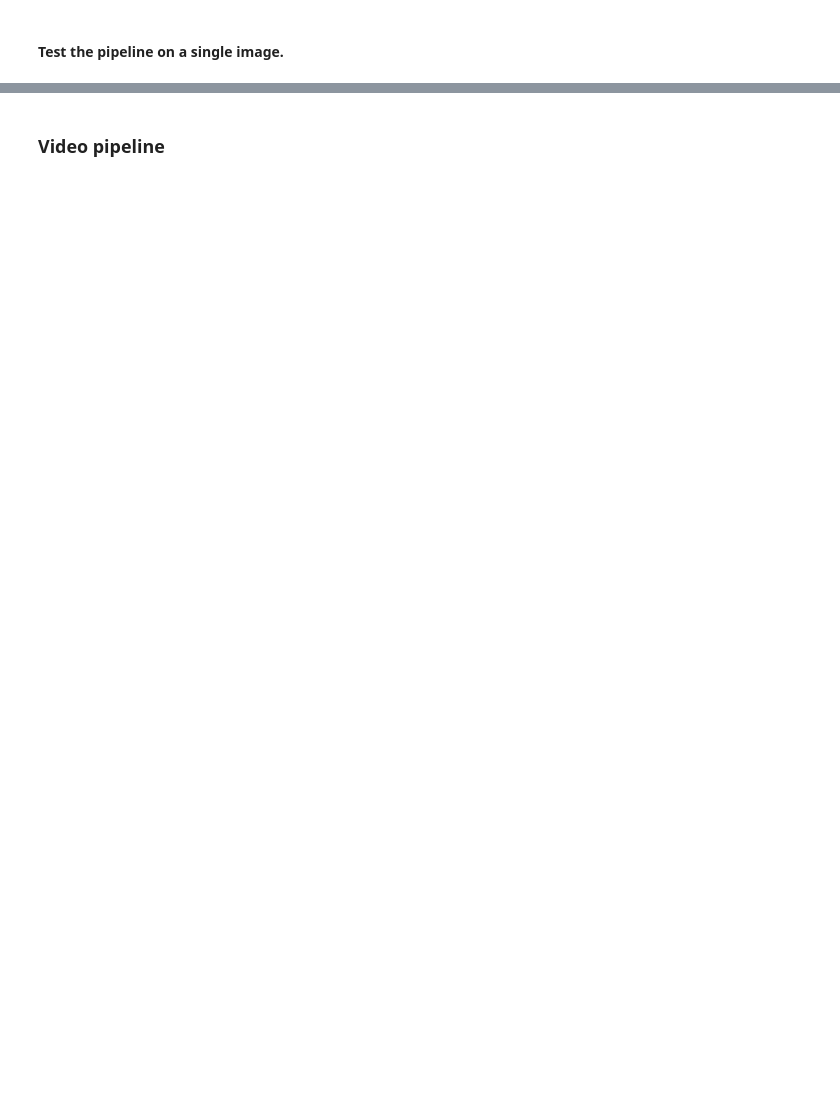
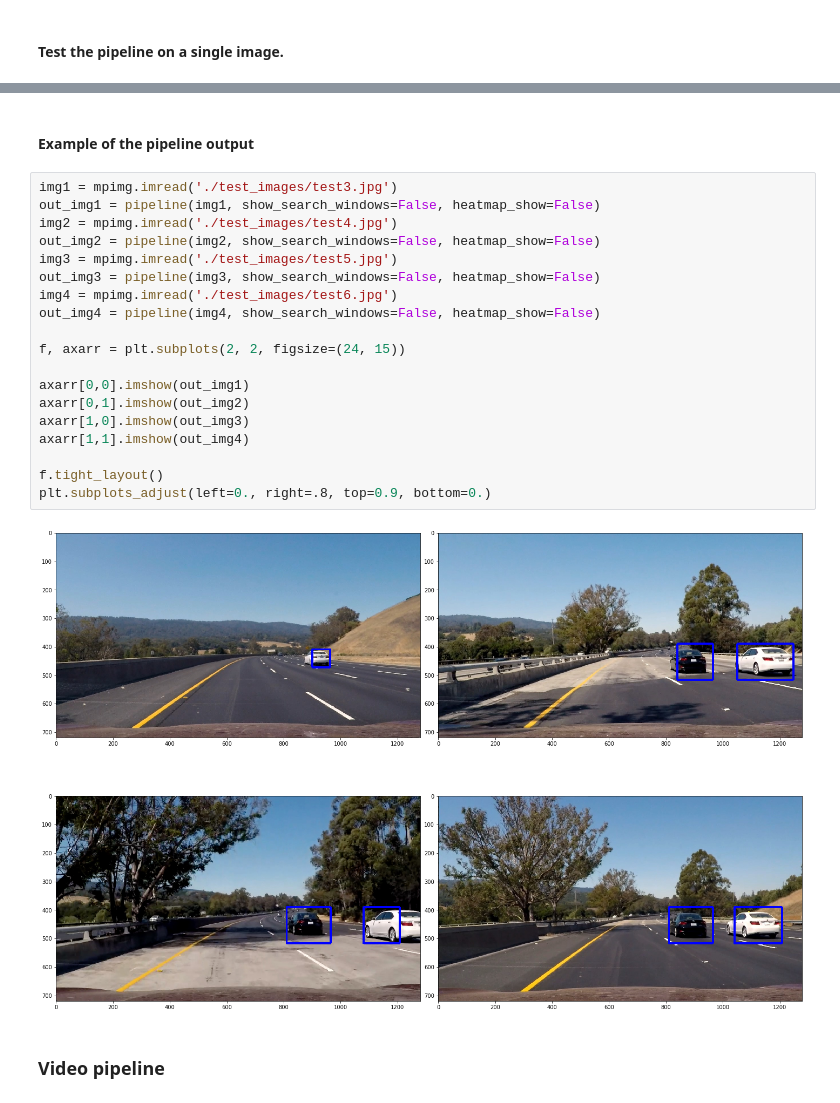
Before and after one commit to trimcao/sdcnd-p5-vehicle-detection, a Jupyter notebook: project5.ipynb, the cells around one changed output, grey strips where cells are left out. Drawn from its saved outputs; the diff is of its cells as text; blank space fills up the shorter version.

```diff
--- a/project5.ipynb
+++ b/project5.ipynb
@@ -657,3 +513,26 @@ def pipeline(img):
+# %% [markdown]
+#### Example of the pipeline output
+# %%
+img1 = mpimg.imread('./test_images/test3.jpg')
+out_img1 = pipeline(img1, show_search_windows=False, heatmap_show=False)
+img2 = mpimg.imread('./test_images/test4.jpg')
+out_img2 = pipeline(img2, show_search_windows=False, heatmap_show=False)
+img3 = mpimg.imread('./test_images/test5.jpg')
+out_img3 = pipeline(img3, show_search_windows=False, heatmap_show=False)
+img4 = mpimg.imread('./test_images/test6.jpg')
+out_img4 = pipeline(img4, show_search_windows=False, heatmap_show=False)
+
+f, axarr = plt.subplots(2, 2, figsize=(24, 15))
+
+axarr[0,0].imshow(out_img1)
+axarr[0,1].imshow(out_img2)
+axarr[1,0].imshow(out_img3)
+axarr[1,1].imshow(out_img4)
+
+f.tight_layout()
+plt.subplots_adjust(left=0., right=.8, top=0.9, bottom=0.)
+# %% [output]
+[figure, added]
 # %% [markdown]
 ### Video pipeline
 # %%
```
Also changed, not shown: parts of 14 cells of this notebook, 1 other file.
